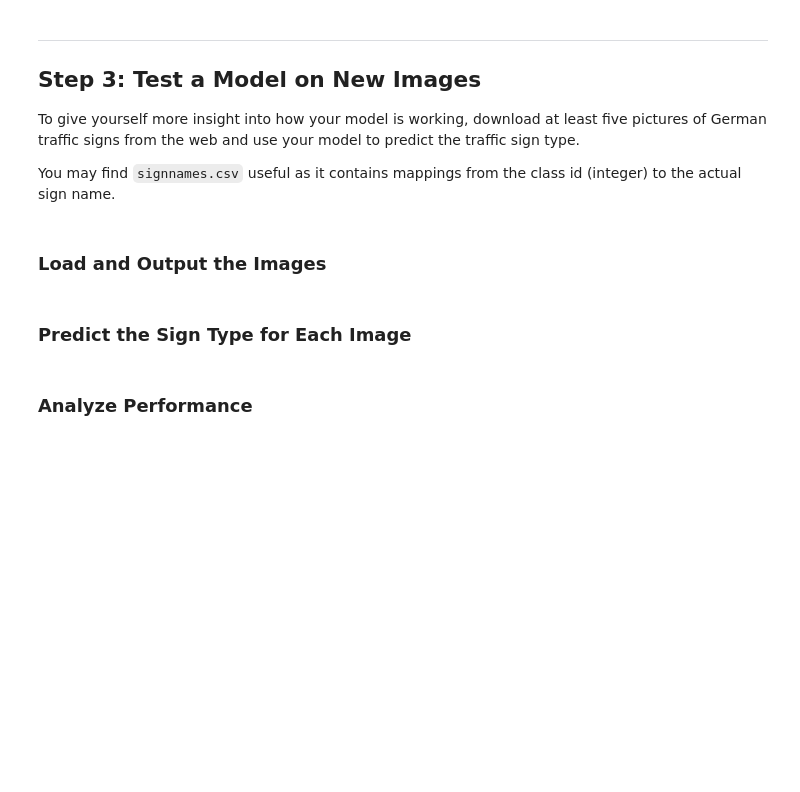
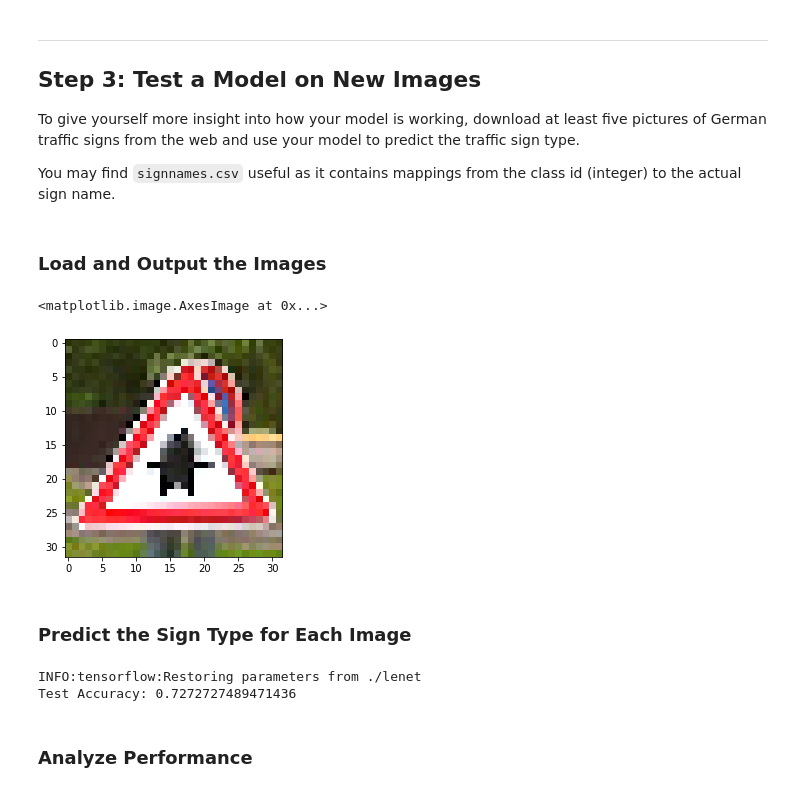
Before and after one commit to JieqingShi/CarND-Traffic-Sign-Classifier-Project, a Jupyter notebook: Traffic_Sign_Classifier.ipynb, the cells around one changed output. Cells and saved outputs as stored; diff of their text form; code cells hidden in the pictures; blank space fills up the shorter version.

```diff
--- a/Traffic_Sign_Classifier.ipynb
+++ b/Traffic_Sign_Classifier.ipynb
@@ -322,3 +428,28 @@ You may find `signnames.csv` useful as it contains mappings from the class id (i
+# %%
+def reshape_size(file, height=32, width=32):
+    img = Image.open(file).convert("RGB")
+    img_resized = np.array(img.resize((height, width)))
+    return img_resized
+# %%
+downloaded_signs_path = "examples/downloaded_signs/"
+resized_path = os.path.join(downloaded_signs_path, "32x32")
+files = os.listdir(downloaded_signs_path)
+img_names = [f for f in files if f.endswith("jpeg") or f.endswith("jpg") or f.endswith("png")]
+# %%
+img_array = []
+for img in img_names:
+    img_resized = reshape_size(os.path.join(downloaded_signs_path, img))
+    img_array.append(img_resized)
+img_array = np.asarray(img_array)
+label_array = np.array([12, 22, 0, 15, 14, 17, 37, 24, 8, 32, 11])
+assert len(img_array) == len(label_array)
+assert type(label_array) == type(y_train)
+assert type(img_array) == type(X_train)
+# %%
+plt.imshow(img_array[10])
+# %% [output]
+<matplotlib.image.AxesImage at 0x...>
+[figure, added]
 # %% [markdown]
 ### Predict the Sign Type for Each Image
 # %%
@@ -328,3 +461,12 @@ You may find `signnames.csv` useful as it contains mappings from the class id (i
+# %%
+with tf.Session() as sess:
+    saver.restore(sess, model_file)
+    test_accuracy = evaluate(test_set, label_array)
+
+print('Test Accuracy: {}'.format(test_accuracy))
+# %% [output]
+INFO:tensorflow:Restoring parameters from ./lenet
+Test Accuracy: 0.7272727489471436
 # %% [markdown]
 ### Analyze Performance
 # %%
```
Also changed, not shown: parts of 30 cells of this notebook, 14 other files.
